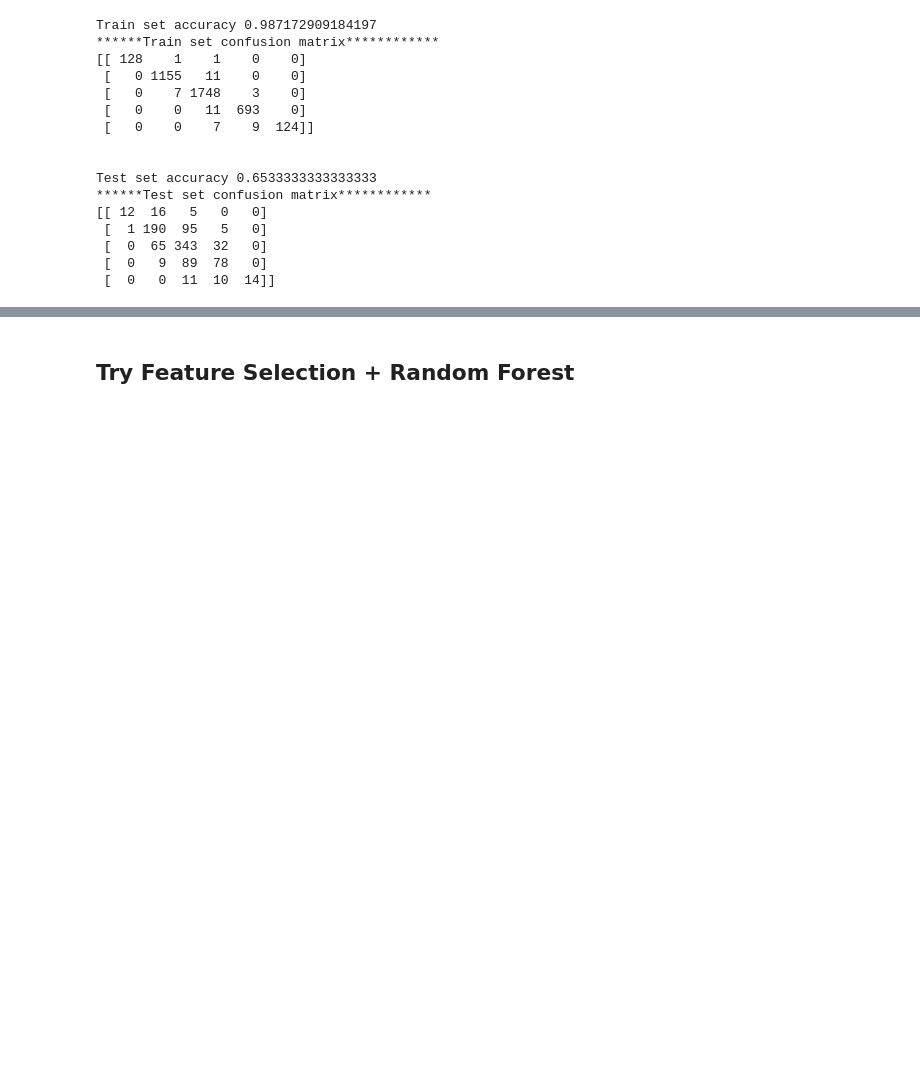
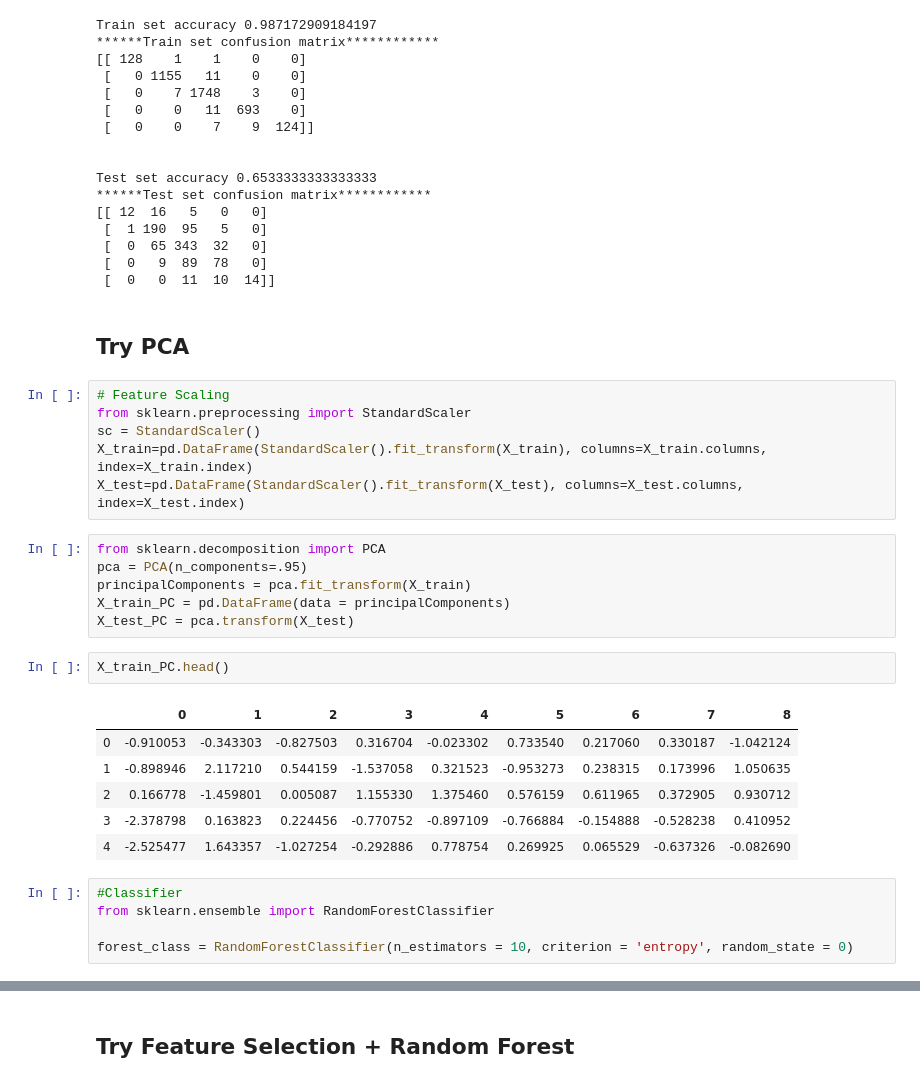
Before and after one commit to nhanph/BMME_480_Pham, a Jupyter notebook: Project/Presentation.ipynb, the cells around one changed output, grey strips where cells are left out. Cells and saved outputs as stored; diff of their text form; blank space fills up the shorter version.

```diff
--- a/Project/Presentation.ipynb
+++ b/Project/Presentation.ipynb
@@ -385,3 +377,31 @@ Test set accuracy 0.6533333333333333
  [  0  65 343  32   0]
  [  0   9  89  78   0]
  [  0   0  11  10  14]]
+# %% [markdown]
+## Try PCA
+# %%
+# Feature Scaling
+from sklearn.preprocessing import StandardScaler
+sc = StandardScaler()
+X_train=pd.DataFrame(StandardScaler().fit_transform(X_train), columns=X_train.columns, index=X_train.index)
+X_test=pd.DataFrame(StandardScaler().fit_transform(X_test), columns=X_test.columns, index=X_test.index)
+# %%
+from sklearn.decomposition import PCA
+pca = PCA(n_components=.95)
+principalComponents = pca.fit_transform(X_train)
+X_train_PC = pd.DataFrame(data = principalComponents)
+X_test_PC = pca.transform(X_test)
+# %%
+X_train_PC.head()
+# %% [output]
+|  | 0 | 1 | 2 | 3 | 4 | 5 | 6 | 7 | 8 |
+| 0 | -0.910053 | -0.343303 | -0.827503 | 0.316704 | -0.023302 | 0.733540 | 0.217060 | 0.330187 | -1.042124 |
+| 1 | -0.898946 | 2.117210 | 0.544159 | -1.537058 | 0.321523 | -0.953273 | 0.238315 | 0.173996 | 1.050635 |
+| 2 | 0.166778 | -1.459801 | 0.005087 | 1.155330 | 1.375460 | 0.576159 | 0.611965 | 0.372905 | 0.930712 |
+| 3 | -2.378798 | 0.163823 | 0.224456 | -0.770752 | -0.897109 | -0.766884 | -0.154888 | -0.528238 | 0.410952 |
+| 4 | -2.525477 | 1.643357 | -1.027254 | -0.292886 | 0.778754 | 0.269925 | 0.065529 | -0.637326 | -0.082690 |
+# %%
+#Classifier
+from sklearn.ensemble import RandomForestClassifier
+
+forest_class = RandomForestClassifier(n_estimators = 10, criterion = 'entropy', random_state = 0)
```
Also changed, not shown: parts of 22 cells of this notebook, 1 other file.
